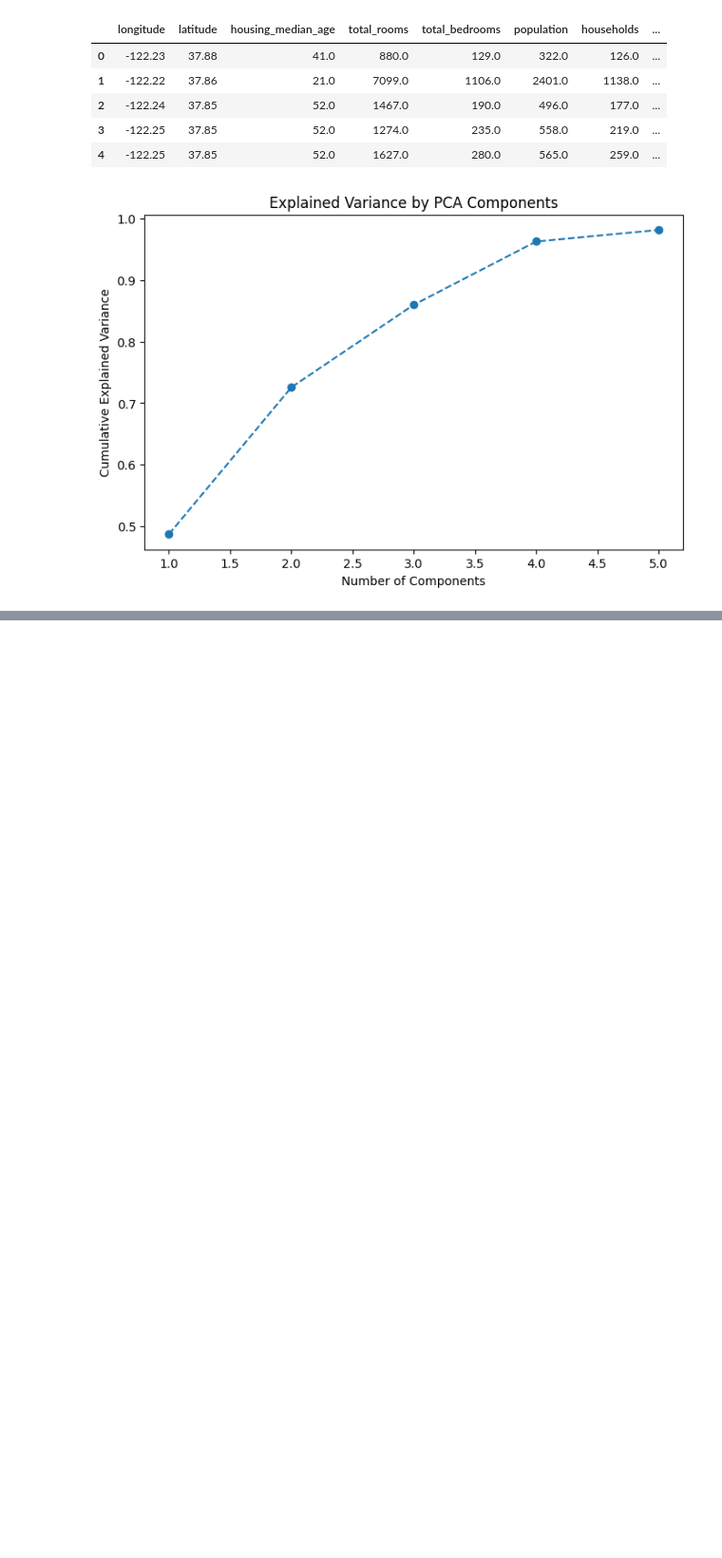
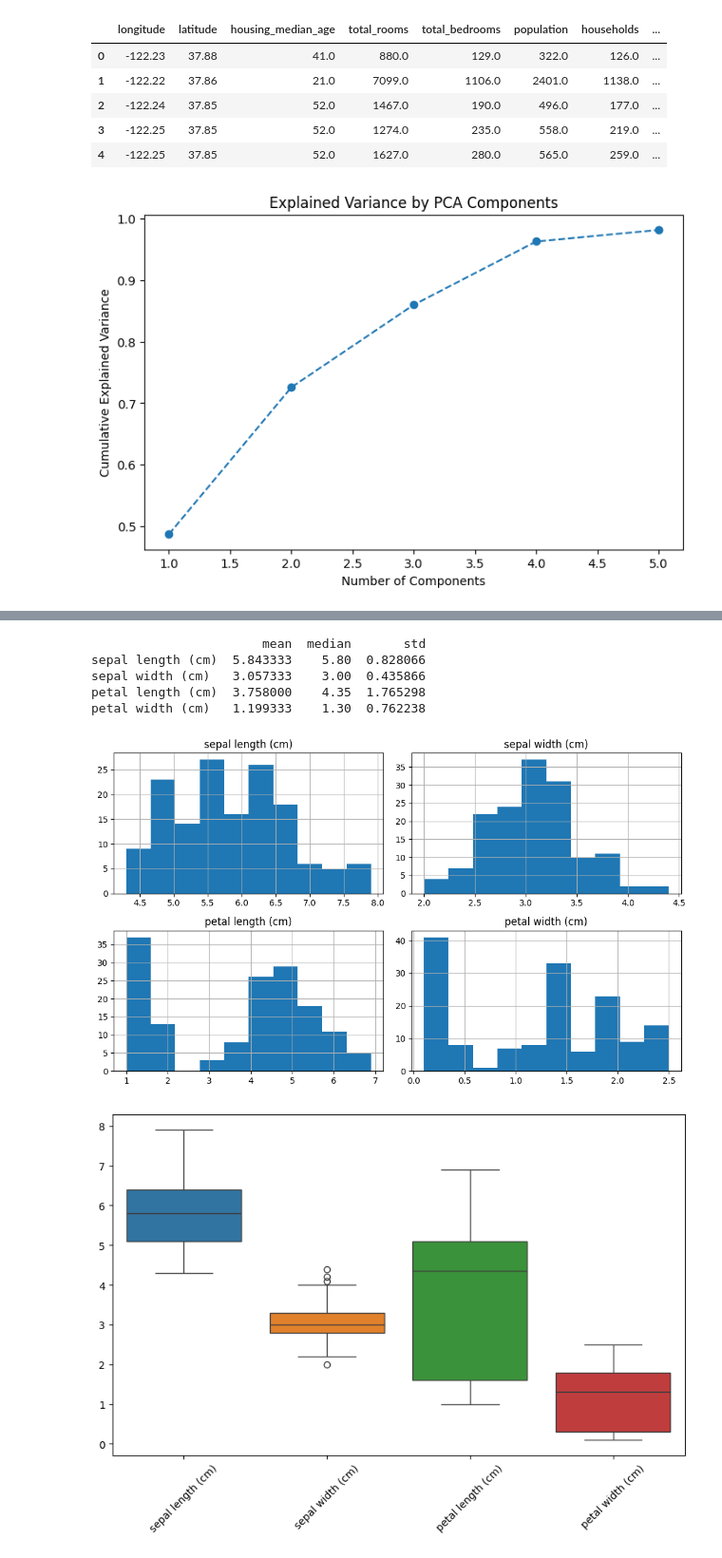
Before and after one commit to nirdeshmaharjan/datascience, a Jupyter notebook: ds.ipynb, the cells around one changed output, grey strips where cells are left out. Shown at 95% size. Saved outputs shown, nothing was run; the diff lists cells and outputs as text; code cells hidden in the pictures; blank space fills up the shorter version.

```diff
--- a/ds.ipynb
+++ b/ds.ipynb
@@ -1897,0 +1932,36 @@ plt.show()
+# %%
+from sklearn.datasets import load_iris
+import pandas as pd
+
+# Load the Iris dataset
+iris = load_iris()
+df = pd.DataFrame(data=iris.data, columns=iris.feature_names)
+
+# Compute mean, median, and standard deviation
+stats = df.describe().T
+stats['median'] = df.median()
+
+print(stats[['mean', 'median', 'std']])
+# %% [output]
+                       mean  median       std
+sepal length (cm)  5.843333    5.80  0.828066
+sepal width (cm)   3.057333    3.00  0.435866
+petal length (cm)  3.758000    4.35  1.765298
+petal width (cm)   1.199333    1.30  0.762238
+# %%
+import matplotlib.pyplot as plt
+import seaborn as sns
+
+# Histograms
+df.hist(bins=10, figsize=(10, 6))
+plt.tight_layout()
+plt.show()
+
+# Boxplots
+plt.figure(figsize=(10, 6))
+sns.boxplot(data=df)
+plt.xticks(rotation=45)
+plt.show()
+# %% [output]
+[figure, added]
+[figure, added]
```
Also changed, not shown: parts of 15 cells of this notebook.
